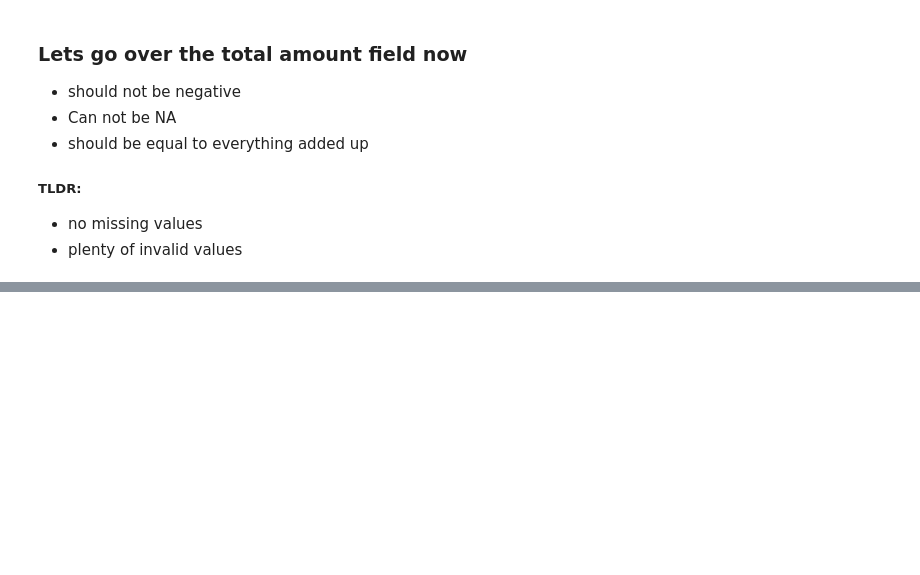
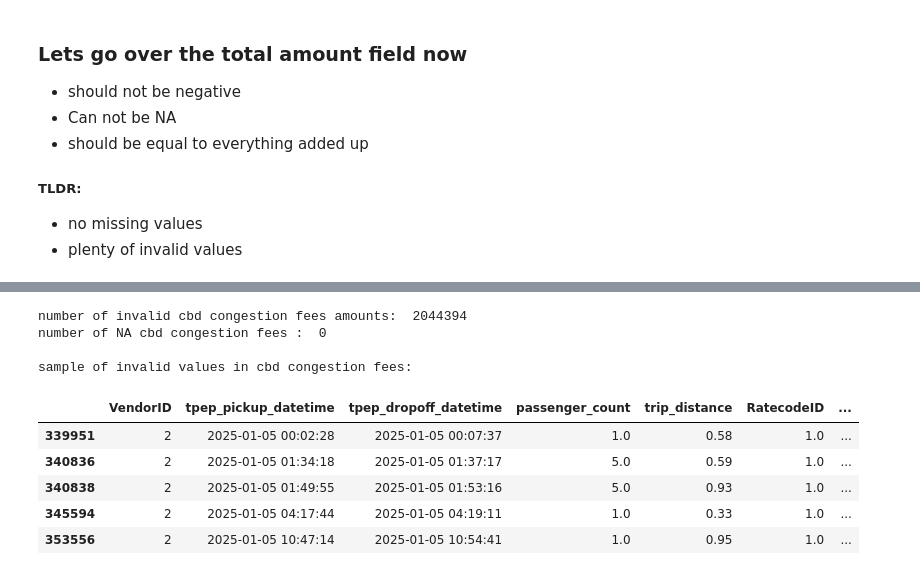
Before and after one commit to ashurbajii/Data-Vis-Project, a Jupyter notebook: Pre-Process.ipynb, the cells around one changed output, grey strips where cells are left out. Drawn from its saved outputs; the diff is of its cells as text; code cells hidden in the pictures; blank space fills up the shorter version.

```diff
--- a/Pre-Process.ipynb
+++ b/Pre-Process.ipynb
@@ -511,0 +581,23 @@ sample of invalid values in mta_tax:
+# %%
+#Check for NA
+cbdNA = td.cbd_congestion_fee.isna().sum()
+
+#check for invalid:
+cbdIV = (td["cbd_congestion_fee"] < 0).sum()
+
+print("number of invalid cbd congestion fees amounts: ", totalIV)
+print("number of NA cbd congestion fees : ", totalNA, "\n")
+
+print("sample of invalid values in cbd congestion fees:")
+display(td[td["cbd_congestion_fee"] < 0].head())
+# %% [output]
+number of invalid cbd congestion fees amounts:  2044394
+number of NA cbd congestion fees :  0
+
+sample of invalid values in cbd congestion fees:
+|  | VendorID | tpep_pickup_datetime | tpep_dropoff_datetime | passenger_count | trip_distance | RatecodeID | ... |
+| 339951 | 2 | 2025-01-05 00:02:28 | 2025-01-05 00:07:37 | 1.0 | 0.58 | 1.0 | ... |
+| 340836 | 2 | 2025-01-05 01:34:18 | 2025-01-05 01:37:17 | 5.0 | 0.59 | 1.0 | ... |
+| 340838 | 2 | 2025-01-05 01:49:55 | 2025-01-05 01:53:16 | 5.0 | 0.93 | 1.0 | ... |
+| 345594 | 2 | 2025-01-05 04:17:44 | 2025-01-05 04:19:11 | 1.0 | 0.33 | 1.0 | ... |
+| 353556 | 2 | 2025-01-05 10:47:14 | 2025-01-05 10:54:41 | 1.0 | 0.95 | 1.0 | ... |
```
Also changed, not shown: parts of 6 cells of this notebook.
